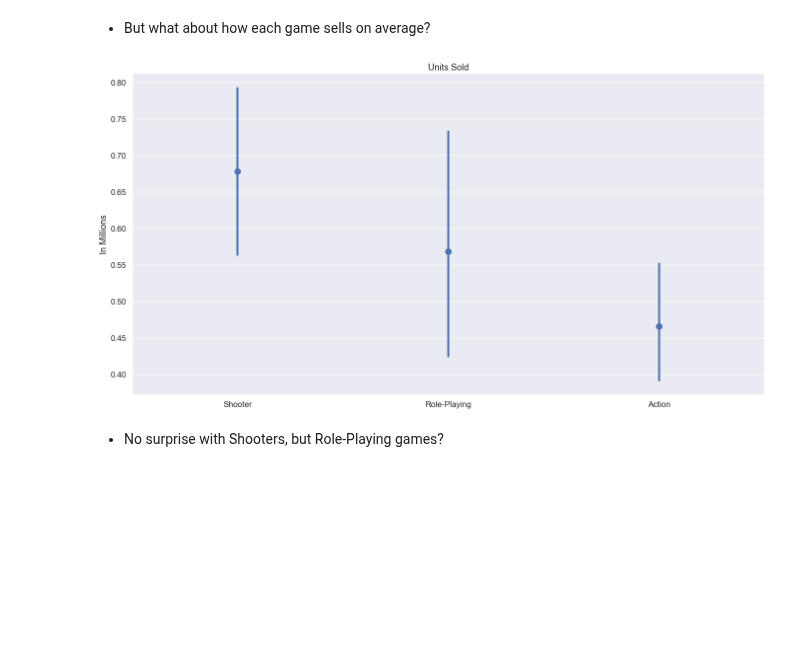
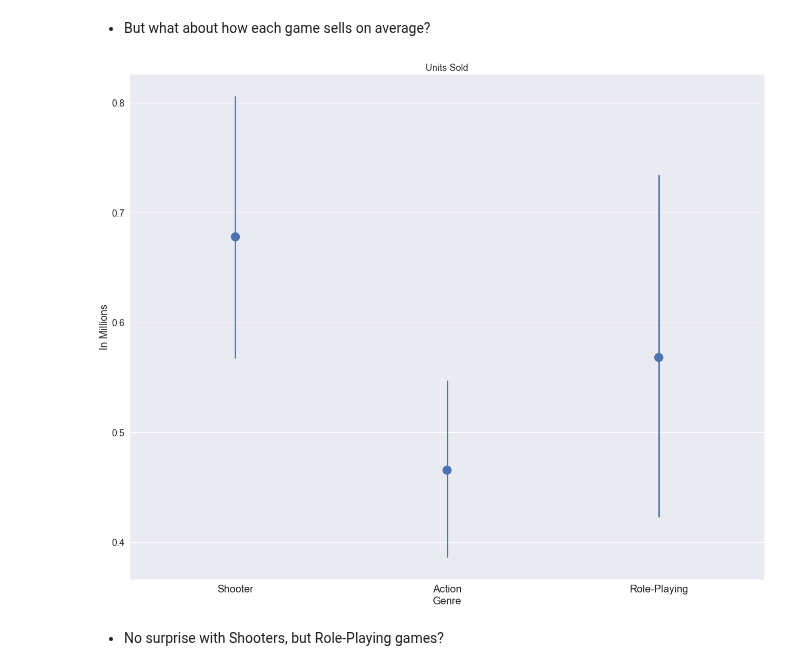
Before and after one commit to rjstange/Video-Game-Sales-by-ESRB-Rating, a Jupyter notebook: Video Game Sales By Maturity Rating - Slides.ipynb, the cells around one changed output. Cells and saved outputs as stored; diff of their text form; code cells hidden in the pictures; blank space fills up the shorter version.

```diff
--- a/Video Game Sales By Maturity Rating - Slides.ipynb
+++ b/Video Game Sales By Maturity Rating - Slides.ipynb
@@ -201,35 +208,24 @@ Name: NA_Sales, dtype: float64
 # %% [markdown]
 - But what about how each game sells on average?
 # %%
-mature_shooter = na_sales_e_to_m_since_2003.loc[
+mature = na_sales_e_to_m_since_2003.loc[
     (na_sales_e_to_m_since_2003["Rating"] == "M")
-    & (na_sales_e_to_m_since_2003["Genre"] == "Shooter"),
+    & (
+        (na_sales_e_to_m_since_2003["Genre"] == "Shooter")
+        | (na_sales_e_to_m_since_2003["Genre"] == "Action")
+        | (na_sales_e_to_m_since_2003["Genre"] == "Role-Playing")
+    ),
     ["NA_Sales", "Genre"],
 ]
-mature_action = na_sales_e_to_m_since_2003.loc[
-    (na_sales_e_to_m_since_2003["Rating"] == "M")
-    & (na_sales_e_to_m_since_2003["Genre"] == "Action"),
-    ["NA_Sales", "Genre"],
-]
-mature_roleplaying = na_sales_e_to_m_since_2003.loc[
-    (na_sales_e_to_m_since_2003["Rating"] == "M")
-    & (na_sales_e_to_m_since_2003["Genre"] == "Role-Playing"),
-    ["NA_Sales", "Genre"],
-]
-
 pointplot(
-    xarray=None,
-    yarray=None,
-    df=[
-        mature_shooter["NA_Sales"],
-        mature_roleplaying["NA_Sales"],
-        mature_action["NA_Sales"],
-    ],
-    xlabels=["Shooter", "Role-Playing", "Action"],
+    xarray="Genre",
+    yarray="NA_Sales",
+    df=mature,
+    xorder=["Shooter", "Action", "Role-Playing"],
     title="Units Sold",
 )
 # %% [output]
-[figure, old version]
+[figure, new version]
 # %% [markdown]
 - No surprise with Shooters, but Role-Playing games?
 # %% [markdown]
```
Also changed, not shown: parts of 14 cells of this notebook.
